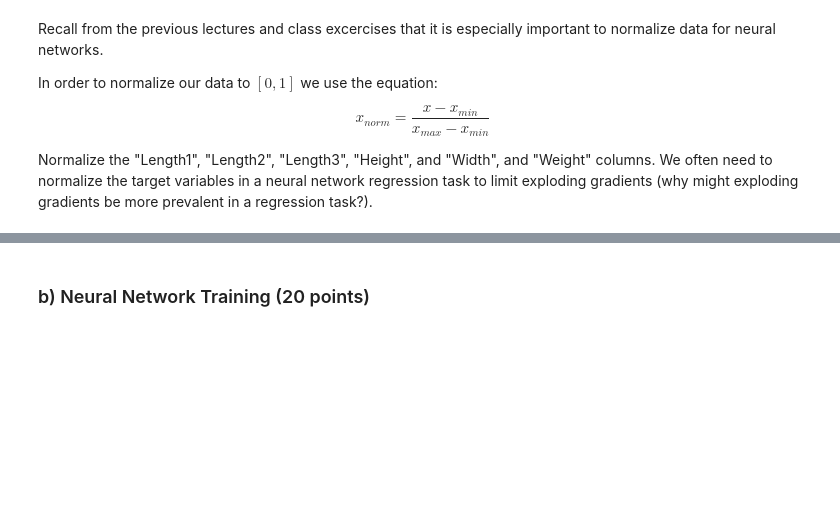
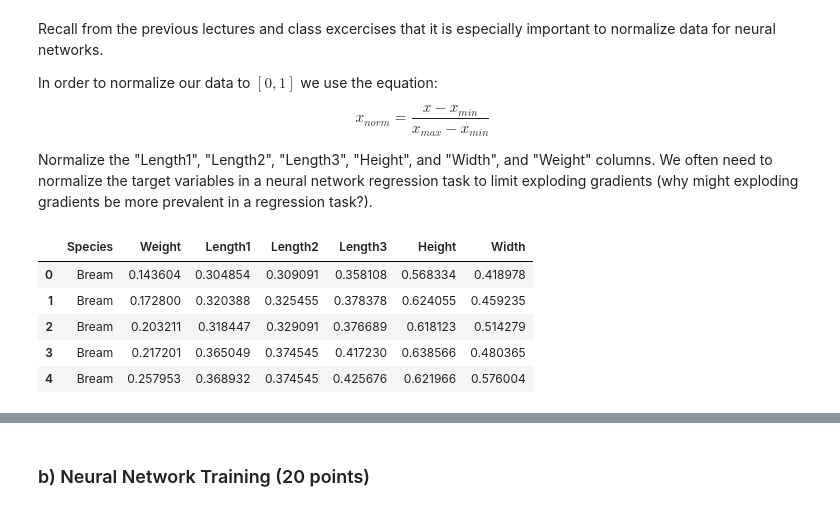
Before and after one commit to KevinW824/CSE-144-Applied-Machine-Learning, a Jupyter notebook: Summer_21_Assignment_3.ipynb, the cells around one changed output, grey strips where cells are left out. Saved outputs shown, nothing was run; the diff lists cells and outputs as text; code cells hidden in the pictures; blank space fills up the shorter version.

```diff
--- a/Summer_21_Assignment_3.ipynb
+++ b/Summer_21_Assignment_3.ipynb
@@ -593,14 +593,23 @@ Normalize the "Length1", "Length2", "Length3",	"Height", and "Width", and "Weigh
 # %%
 # Get fish max and min weight, we'll need these later.
 fish_max = fish_data["Weight"].max()
 fish_min = fish_data["Weight"].min()
 
 # Normalize the "Length1", "Length2", "Length3", "Height", "Width", "Weight" columns of fish_data.
 ### YOUR CODE HERE ###
 for col in fish_data:
+    if fish_data[col].dtype != object:
+        fish_data[col] = (fish_data[col] - fish_data[col].min()) / (fish_data[col].max() - fish_data[col].min())
 
 # Take a look at the new age column.
 fish_data.head()
+# %% [output]
+|  | Species | Weight | Length1 | Length2 | Length3 | Height | Width |
+| 0 | Bream | 0.143604 | 0.304854 | 0.309091 | 0.358108 | 0.568334 | 0.418978 |
+| 1 | Bream | 0.172800 | 0.320388 | 0.325455 | 0.378378 | 0.624055 | 0.459235 |
+| 2 | Bream | 0.203211 | 0.318447 | 0.329091 | 0.376689 | 0.618123 | 0.514279 |
+| 3 | Bream | 0.217201 | 0.365049 | 0.374545 | 0.417230 | 0.638566 | 0.480365 |
+| 4 | Bream | 0.257953 | 0.368932 | 0.374545 | 0.425676 | 0.621966 | 0.576004 |
 # %%
 # split the data into features X_fish and target variable y_fish.
 y_fish = fish_data.iloc[:, 1] # Get Fish Weights
```
Also changed, not shown: parts of 9 cells of this notebook.
